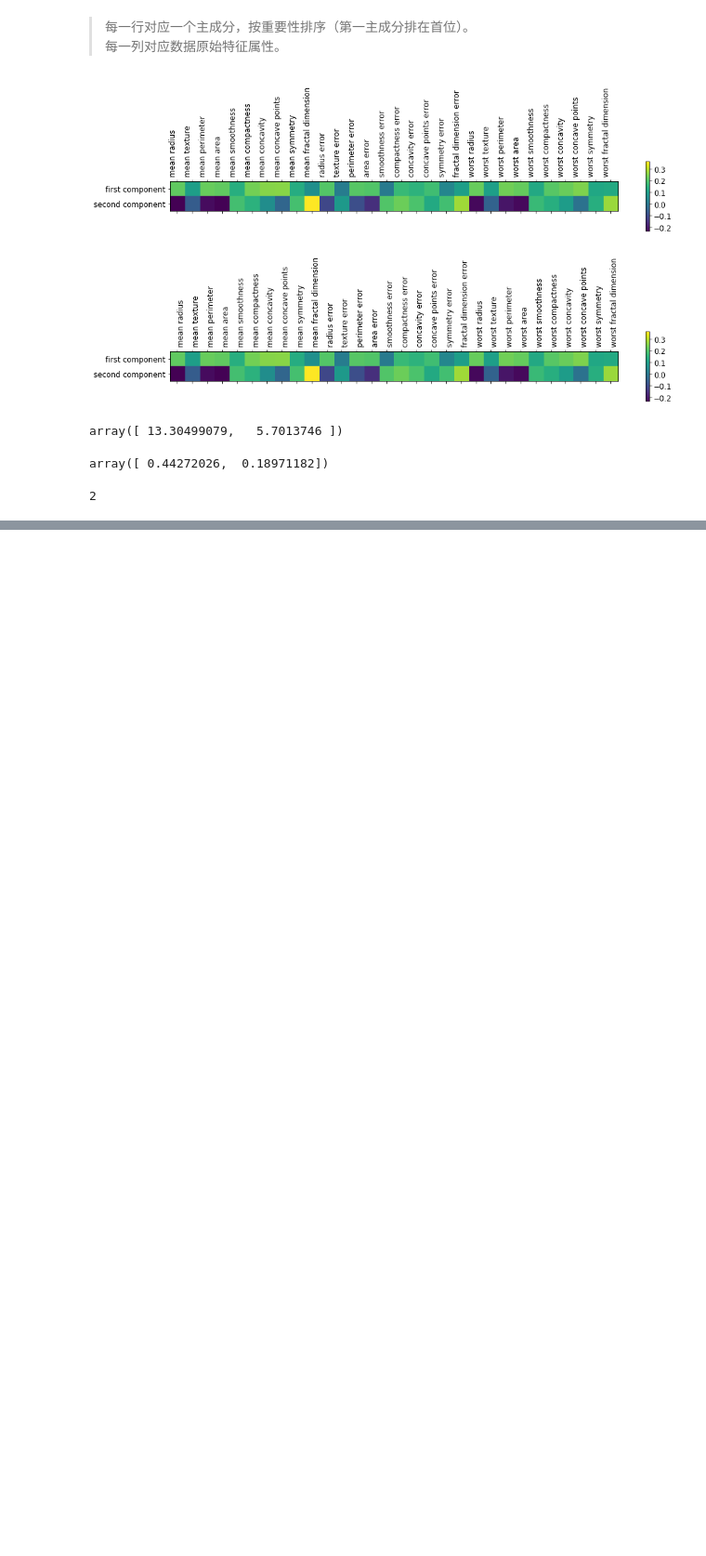
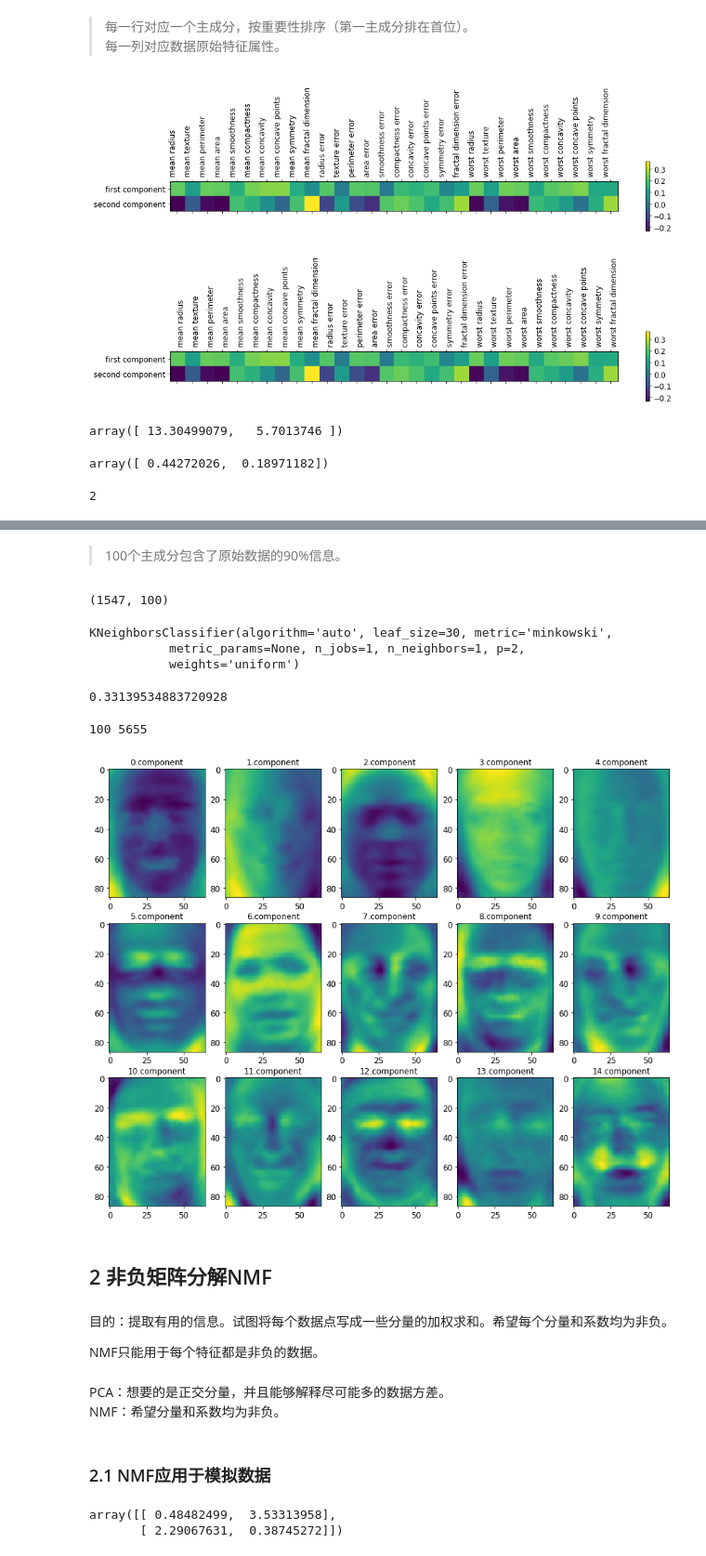
Before and after one commit to libingallin/introduction-to-ml, a Jupyter notebook: ch3_dimensionality_reduction_feature_extraction_manifold_learning.ipynb, the cells around one changed output, grey strips where cells are left out. Shown at 93% size. Cells and saved outputs as stored; diff of their text form; code cells hidden in the pictures; blank space fills up the shorter version.

```diff
--- a/ch3_dimensionality_reduction_feature_extraction_manifold_learning.ipynb
+++ b/ch3_dimensionality_reduction_feature_extraction_manifold_learning.ipynb
@@ -162,0 +249,15 @@ pca.n_components
+# %%
+mask = np.zeros(people.target.shape, dtype=np.bool)
+for target in np.unique(people.target):
+    mask[np.where(people.target == target)[0][:50]] = 1
+
+X_people = people.data[mask]
+y_people = people.target[mask]
+
+# 将灰度值缩放到0-1之间，而不是在0-255之间，以得到更好的数据稳定性
+X_people = X_people / 255.
+# %%
+from sklearn.model_selection import train_test_split
+
+X_train, X_test, y_train, y_test = train_test_split(
+    X_people, y_people, stratify=y_people, random_state=42)
@@ -162,0 +266,5 @@ pca.n_components
+# %%
+from sklearn.neighbors import KNeighborsClassifier
+
+knn_clf = KNeighborsClassifier(n_neighbors=1, n_jobs=-1)
+knn_clf.fit(X_train, y_train)
@@ -162,0 +285,5 @@ pca.n_components
+# %%
+# 提取前100个主成分
+pca = PCA(n_components=100, whiten=True, random_state=42)
+X_train_pca = pca.fit_transform(X_train)
+X_test_pca = pca.transform(X_test)
@@ -162,0 +294,44 @@ pca.n_components
+# %% [markdown]
+> 100个主成分包含了原始数据的90%信息。
+# %%
+X_train_pca.shape
+# %% [output]
+(1547, 100)
+# %%
+knn_clf = KNeighborsClassifier(n_neighbors=1)
+knn_clf.fit(X_train_pca, y_train)
+# %% [output]
+KNeighborsClassifier(algorithm='auto', leaf_size=30, metric='minkowski',
+           metric_params=None, n_jobs=1, n_neighbors=1, p=2,
+           weights='uniform')
+# %%
+knn_clf.score(X_test_pca, y_test)
+# %% [output]
+0.33139534883720928
+# %%
+# 查看主成分
+m, n = pca.components_.shape
+print(m, n)
+# %% [output]
+100 5655
+# %%
+fig, axes = plt.subplots(3, 5, figsize=(15, 12))
+
+for i, (component, ax) in enumerate(zip(pca.components_, axes.ravel())):
+    ax.imshow(component.reshape(image_shape))
+    ax.set_title("{}.component".format(i))
+
+plt.show()
+# %% [output]
+[figure, added]
+# %% [markdown]
+## 2 非负矩阵分解NMF
+# %% [markdown]
+目的：提取有用的信息。试图将每个数据点写成一些分量的加权求和。希望每个分量和系数均为非负。
+
+NMF只能用于每个特征都是非负的数据。
+# %% [markdown]
+PCA：想要的是正交分量，并且能够解释尽可能多的数据方差。
+NMF：希望分量和系数均为非负。
+# %% [markdown]
+### 2.1 NMF应用于模拟数据
@@ -162,0 +349,5 @@ pca.n_components
+# %%
+nmf.components_
+# %% [output]
+array([[ 0.48482499,  3.53313958],
+       [ 2.29067631,  0.38745272]])
```
Also changed, not shown: parts of 69 cells of this notebook.
